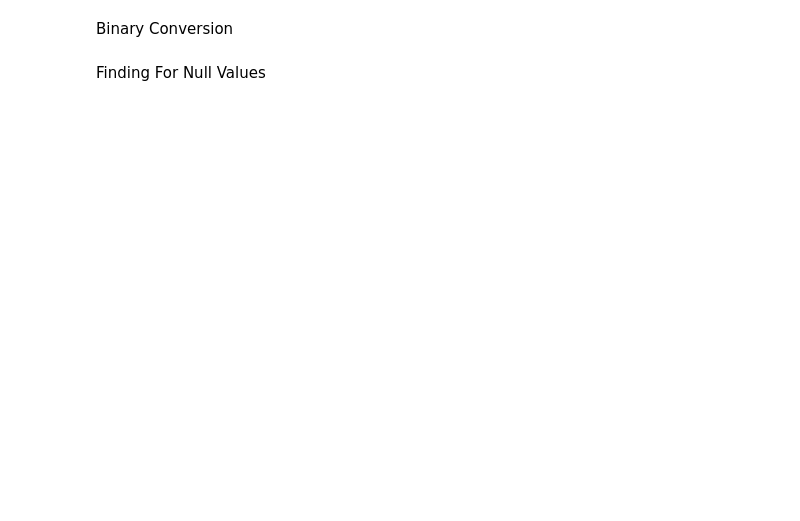
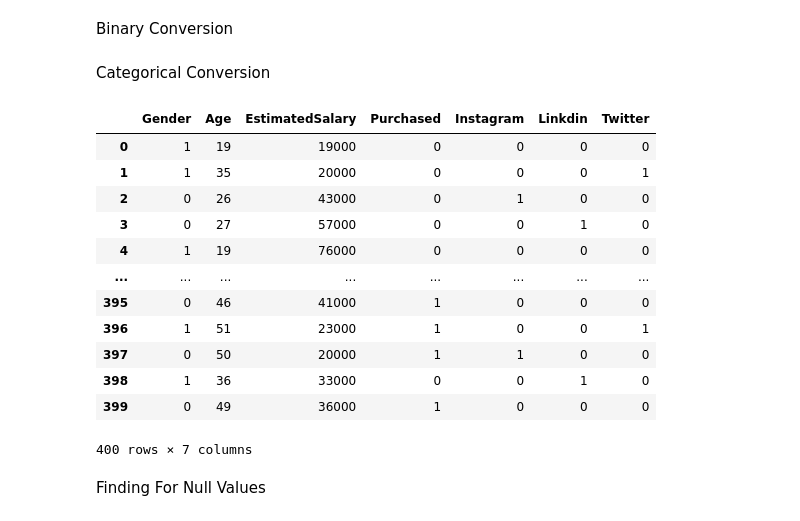
Before and after one commit to Pi-vardhan/AIML_Assignments, a Jupyter notebook: 2105a42019.ipynb, the cells around one changed output. Cells and saved outputs as stored; diff of their text form; code cells hidden in the pictures; blank space fills up the shorter version.

```diff
--- a/2105a42019.ipynb
+++ b/2105a42019.ipynb
@@ -39,6 +40,32 @@ def binary_map(x):
     return x.map({'Male': 1, "Female": 0})
 
 product[varlist] = product[varlist].apply(binary_map)
+# %% [markdown]
+Categorical Conversion
+# %%
+status = pandas.get_dummies(product['Social Media'], drop_first = True)
+
+# Adding the status to the original housing dataframe
+product = pandas.concat([product, status], axis = 1)
+
+# Dropping 'furnishingstatus' as we have created the dummies for it
+product.drop(['Social Media'], axis = 1, inplace = True)
+
+product
+# %% [output]
+|  | Gender | Age | EstimatedSalary | Purchased | Instagram | Linkdin | Twitter |
+| 0 | 1 | 19 | 19000 | 0 | 0 | 0 | 0 |
+| 1 | 1 | 35 | 20000 | 0 | 0 | 0 | 1 |
+| 2 | 0 | 26 | 43000 | 0 | 1 | 0 | 0 |
+| 3 | 0 | 27 | 57000 | 0 | 0 | 1 | 0 |
+| 4 | 1 | 19 | 76000 | 0 | 0 | 0 | 0 |
+| ... | ... | ... | ... | ... | ... | ... | ... |
+| 395 | 0 | 46 | 41000 | 1 | 0 | 0 | 0 |
+| 396 | 1 | 51 | 23000 | 1 | 0 | 0 | 1 |
+| 397 | 0 | 50 | 20000 | 1 | 1 | 0 | 0 |
+| 398 | 1 | 36 | 33000 | 0 | 0 | 1 | 0 |
+| 399 | 0 | 49 | 36000 | 1 | 0 | 0 | 0 |
+400 rows × 7 columns
 # %% [markdown]
 Finding For Null Values
 # %%
```
Also changed, not shown: parts of 7 cells of this notebook.
